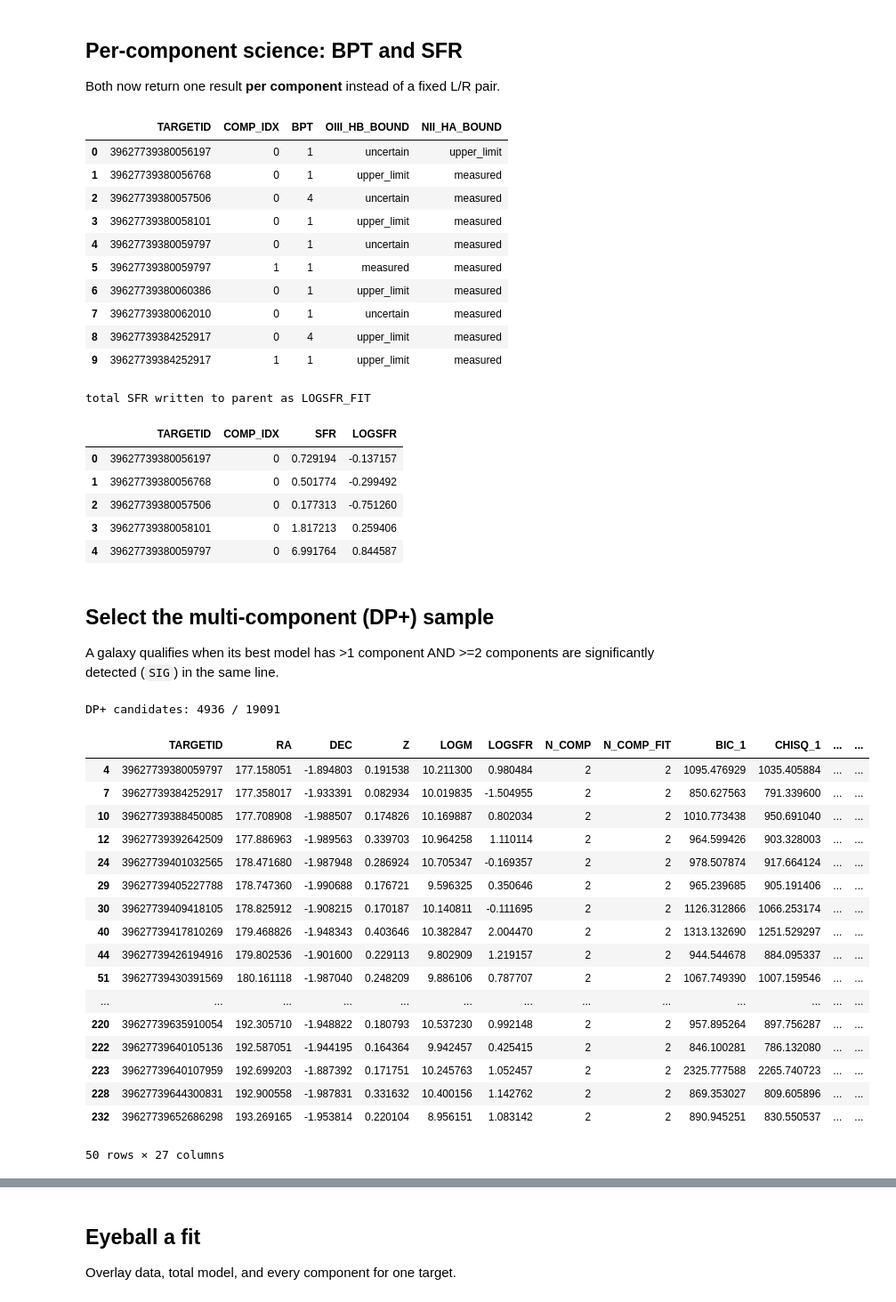
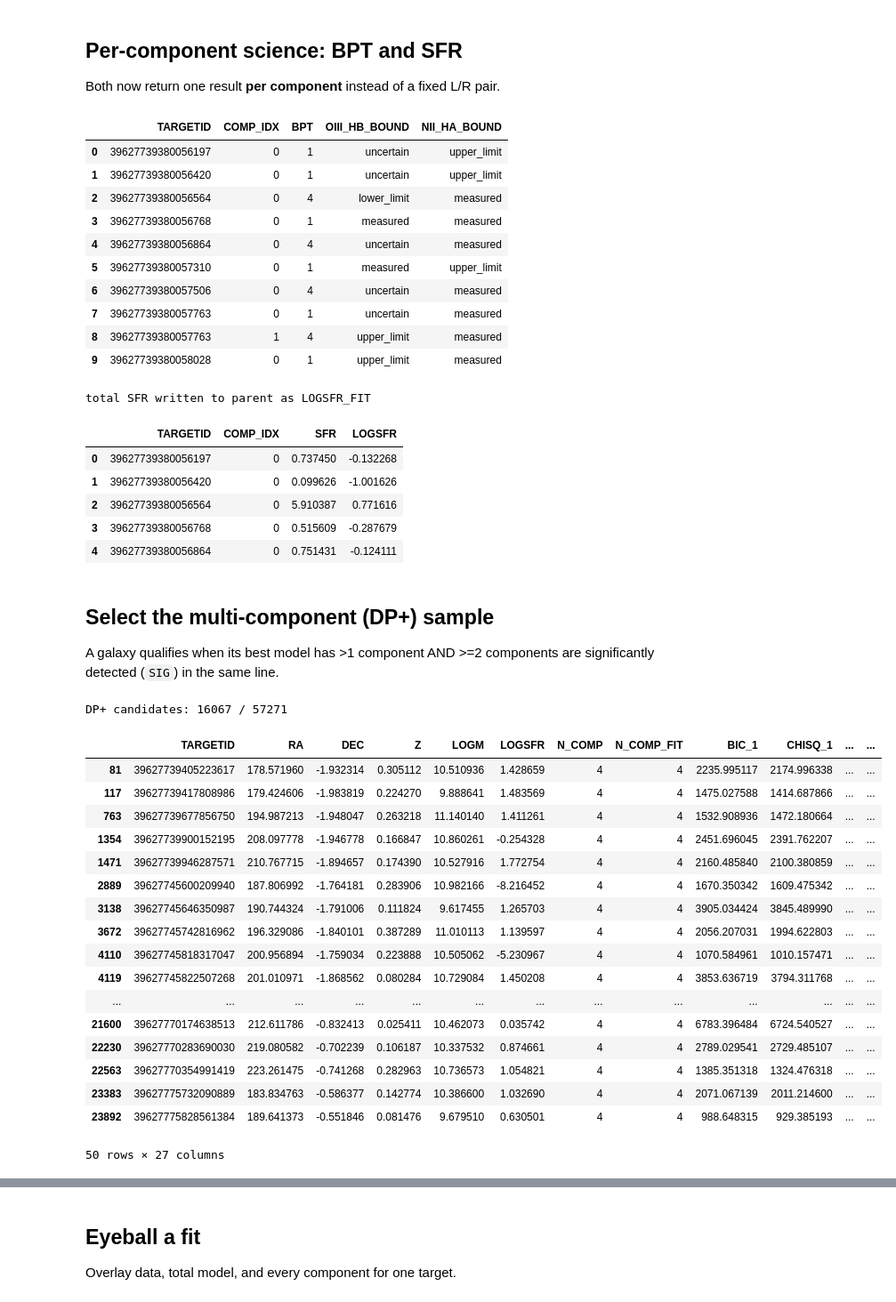
Before and after one commit to hyp0515/searching_inflow, a Jupyter notebook: dp_workflow_new.ipynb, the cells around one changed output, grey strips where cells are left out. Shown at 89% size. Saved outputs shown, nothing was run; the diff lists cells and outputs as text; code cells hidden in the pictures.

```diff
--- a/dp_workflow_new.ipynb
+++ b/dp_workflow_new.ipynb
@@ -23,8 +23,8 @@ fastspecfit     = fits.open('/Users/hyp0515/data/0715_Spring_half_BGS_BRIGHT_cat
 # %%
 # new-schema output catalogs (parent + components + model cube live in one FITS each)
 filenames = {
-    'all' : './catalogs/test_all_multicomp.fits',
-    'dps' : './catalogs/test_dps_multicomp.fits',
+    'all' : './catalogs/test_all_multicomp_0712.fits',
+    'dps' : './catalogs/test_dps_multicomp_0712.fits',
 }
 # %% [markdown]
 ## Build the sample: keep sources with >=1 significant emission line (>5 S/N)
@@ -46,6 +46,6 @@ After significant-emission filter: 57271
 # %%
 # --- TEST MODE: thin the sample so a full 1..4-component fit runs quickly ---
 # Comment this out for a production run.
-ALL_SPECTRA = ALL_SPECTRA.shrink_dataset(3)
+# ALL_SPECTRA = ALL_SPECTRA.shrink_dataset(10)
 print('After shrinking:', len(ALL_SPECTRA.targetID))
 # %% [output]
@@ -142,15 +112,15 @@ bpt.head(10)
 # %% [output]
 |  | TARGETID | COMP_IDX | BPT | OIII_HB_BOUND | NII_HA_BOUND |
 | 0 | 39627739380056197 | 0 | 1 | uncertain | upper_limit |
-| 1 | 39627739380056768 | 0 | 1 | upper_limit | measured |
-| 2 | 39627739380057506 | 0 | 4 | uncertain | measured |
-| 3 | 39627739380058101 | 0 | 1 | upper_limit | measured |
-| 4 | 39627739380059797 | 0 | 1 | uncertain | measured |
-| 5 | 39627739380059797 | 1 | 1 | measured | measured |
-| 6 | 39627739380060386 | 0 | 1 | upper_limit | measured |
-| 7 | 39627739380062010 | 0 | 1 | uncertain | measured |
-| 8 | 39627739384252917 | 0 | 4 | upper_limit | measured |
-| 9 | 39627739384252917 | 1 | 1 | upper_limit | measured |
+| 1 | 39627739380056420 | 0 | 1 | uncertain | upper_limit |
+| 2 | 39627739380056564 | 0 | 4 | lower_limit | measured |
+| 3 | 39627739380056768 | 0 | 1 | measured | measured |
+| 4 | 39627739380056864 | 0 | 4 | uncertain | measured |
+| 5 | 39627739380057310 | 0 | 1 | measured | upper_limit |
+| 6 | 39627739380057506 | 0 | 4 | uncertain | measured |
+| 7 | 39627739380057763 | 0 | 1 | uncertain | measured |
+| 8 | 39627739380057763 | 1 | 4 | upper_limit | measured |
+| 9 | 39627739380058028 | 0 | 1 | upper_limit | measured |
 # %%
 per_comp_sfr, dp_parent = DP.estimate_SFR(dp_components, dp_parent)
 print('total SFR written to parent as LOGSFR_FIT')
@@ -158,11 +128,11 @@ per_comp_sfr.head()
 # %% [output]
 total SFR written to parent as LOGSFR_FIT
 |  | TARGETID | COMP_IDX | SFR | LOGSFR |
-| 0 | 39627739380056197 | 0 | 0.729194 | -0.137157 |
-| 1 | 39627739380056768 | 0 | 0.501774 | -0.299492 |
-| 2 | 39627739380057506 | 0 | 0.177313 | -0.751260 |
-| 3 | 39627739380058101 | 0 | 1.817213 | 0.259406 |
-| 4 | 39627739380059797 | 0 | 6.991764 | 0.844587 |
+| 0 | 39627739380056197 | 0 | 0.737450 | -0.132268 |
+| 1 | 39627739380056420 | 0 | 0.099626 | -1.001626 |
+| 2 | 39627739380056564 | 0 | 5.910387 | 0.771616 |
+| 3 | 39627739380056768 | 0 | 0.515609 | -0.287679 |
+| 4 | 39627739380056864 | 0 | 0.751431 | -0.124111 |
 # %% [markdown]
 ## Select the multi-component (DP+) sample
 A galaxy qualifies when its best model has >1 component AND >=2 components are
@@ -170,32 +140,32 @@ significantly detected (`SIG`) in the same line.
 # %%
 dp_sample = DP.select_dp_sample(dp_parent, dp_components)
 print('DP+ candidates:', len(dp_sample), '/', len(dp_parent))
 # save the DP+ subset (parent rows + their component rows + their model slices)
 mask = dp_parent['TARGETID'].isin(dp_sample['TARGETID'])
 DP.get_catalog(dp_sample,
                dp_components[dp_components['TARGETID'].isin(dp_sample['TARGETID'])],
                model_cube[mask.to_numpy()],
                fname=filenames['dps'])
 # dp_sample.sort_values('N_COMP_FIT', ascending=True).head(50)
-dp_sample[dp_sample['N_COMP_FIT'] == 2].head(50)
+dp_sample[dp_sample['N_COMP_FIT'] == 4].head(50)
 # %% [output]
-DP+ candidates: 4936 / 19091
+DP+ candidates: 16067 / 57271
 |  | TARGETID | RA | DEC | Z | LOGM | LOGSFR | N_COMP | N_COMP_FIT | BIC_1 | CHISQ_1 | ... | ... |
-| 4 | 39627739380059797 | 177.158051 | -1.894803 | 0.191538 | 10.211300 | 0.980484 | 2 | 2 | 1095.476929 | 1035.405884 | ... | ... |
-| 7 | 39627739384252917 | 177.358017 | -1.933391 | 0.082934 | 10.019835 | -1.504955 | 2 | 2 | 850.627563 | 791.339600 | ... | ... |
-| 10 | 39627739388450085 | 177.708908 | -1.988507 | 0.174826 | 10.169887 | 0.802034 | 2 | 2 | 1010.773438 | 950.691040 | ... | ... |
-| 12 | 39627739392642509 | 177.886963 | -1.989563 | 0.339703 | 10.964258 | 1.110114 | 2 | 2 | 964.599426 | 903.328003 | ... | ... |
-| 24 | 39627739401032565 | 178.471680 | -1.987948 | 0.286924 | 10.705347 | -0.169357 | 2 | 2 | 978.507874 | 917.664124 | ... | ... |
-| 29 | 39627739405227788 | 178.747360 | -1.990688 | 0.176721 | 9.596325 | 0.350646 | 2 | 2 | 965.239685 | 905.191406 | ... | ... |
-| 30 | 39627739409418105 | 178.825912 | -1.908215 | 0.170187 | 10.140811 | -0.111695 | 2 | 2 | 1126.312866 | 1066.253174 | ... | ... |
-| 40 | 39627739417810269 | 179.468826 | -1.948343 | 0.403646 | 10.382847 | 2.004470 | 2 | 2 | 1313.132690 | 1251.529297 | ... | ... |
-| 44 | 39627739426194916 | 179.802536 | -1.901600 | 0.229113 | 9.802909 | 1.219157 | 2 | 2 | 944.544678 | 884.095337 | ... | ... |
-| 51 | 39627739430391569 | 180.161118 | -1.987040 | 0.248209 | 9.886106 | 0.787707 | 2 | 2 | 1067.749390 | 1007.159546 | ... | ... |
+| 81 | 39627739405223617 | 178.571960 | -1.932314 | 0.305112 | 10.510936 | 1.428659 | 4 | 4 | 2235.995117 | 2174.996338 | ... | ... |
+| 117 | 39627739417808986 | 179.424606 | -1.983819 | 0.224270 | 9.888641 | 1.483569 | 4 | 4 | 1475.027588 | 1414.687866 | ... | ... |
+| 763 | 39627739677856750 | 194.987213 | -1.948047 | 0.263218 | 11.140140 | 1.411261 | 4 | 4 | 1532.908936 | 1472.180664 | ... | ... |
+| 1354 | 39627739900152195 | 208.097778 | -1.946778 | 0.166847 | 10.860261 | -0.254328 | 4 | 4 | 2451.696045 | 2391.762207 | ... | ... |
+| 1471 | 39627739946287571 | 210.767715 | -1.894657 | 0.174390 | 10.527916 | 1.772754 | 4 | 4 | 2160.485840 | 2100.380859 | ... | ... |
+| 2889 | 39627745600209940 | 187.806992 | -1.764181 | 0.283906 | 10.982166 | -8.216452 | 4 | 4 | 1670.350342 | 1609.475342 | ... | ... |
+| 3138 | 39627745646350987 | 190.744324 | -1.791006 | 0.111824 | 9.617455 | 1.265703 | 4 | 4 | 3905.034424 | 3845.489990 | ... | ... |
+| 3672 | 39627745742816962 | 196.329086 | -1.840101 | 0.387289 | 11.010113 | 1.139597 | 4 | 4 | 2056.207031 | 1994.622803 | ... | ... |
+| 4110 | 39627745818317047 | 200.956894 | -1.759034 | 0.223888 | 10.505062 | -5.230967 | 4 | 4 | 1070.584961 | 1010.157471 | ... | ... |
+| 4119 | 39627745822507268 | 201.010971 | -1.868562 | 0.080284 | 10.729084 | 1.450208 | 4 | 4 | 3853.636719 | 3794.311768 | ... | ... |
 | ... | ... | ... | ... | ... | ... | ... | ... | ... | ... | ... | ... | ... |
-| 220 | 39627739635910054 | 192.305710 | -1.948822 | 0.180793 | 10.537230 | 0.992148 | 2 | 2 | 957.895264 | 897.756287 | ... | ... |
-| 222 | 39627739640105136 | 192.587051 | -1.944195 | 0.164364 | 9.942457 | 0.425415 | 2 | 2 | 846.100281 | 786.132080 | ... | ... |
-| 223 | 39627739640107959 | 192.699203 | -1.887392 | 0.171751 | 10.245763 | 1.052457 | 2 | 2 | 2325.777588 | 2265.740723 | ... | ... |
-| 228 | 39627739644300831 | 192.900558 | -1.987831 | 0.331632 | 10.400156 | 1.142762 | 2 | 2 | 869.353027 | 809.605896 | ... | ... |
-| 232 | 39627739652686298 | 193.269165 | -1.953814 | 0.220104 | 8.956151 | 1.083142 | 2 | 2 | 890.945251 | 830.550537 | ... | ... |
+| 21600 | 39627770174638513 | 212.611786 | -0.832413 | 0.025411 | 10.462073 | 0.035742 | 4 | 4 | 6783.396484 | 6724.540527 | ... | ... |
+| 22230 | 39627770283690030 | 219.080582 | -0.702239 | 0.106187 | 10.337532 | 0.874661 | 4 | 4 | 2789.029541 | 2729.485107 | ... | ... |
+| 22563 | 39627770354991419 | 223.261475 | -0.741268 | 0.282963 | 10.736573 | 1.054821 | 4 | 4 | 1385.351318 | 1324.476318 | ... | ... |
+| 23383 | 39627775732090889 | 183.834763 | -0.586377 | 0.142774 | 10.386600 | 1.032690 | 4 | 4 | 2071.067139 | 2011.214600 | ... | ... |
+| 23892 | 39627775828561384 | 189.641373 | -0.551846 | 0.081476 | 9.679510 | 0.630501 | 4 | 4 | 988.648315 | 929.385193 | ... | ... |
 50 rows × 27 columns
 # %%
```
Also changed, not shown: parts of 25 cells of this notebook, 7 other files.
